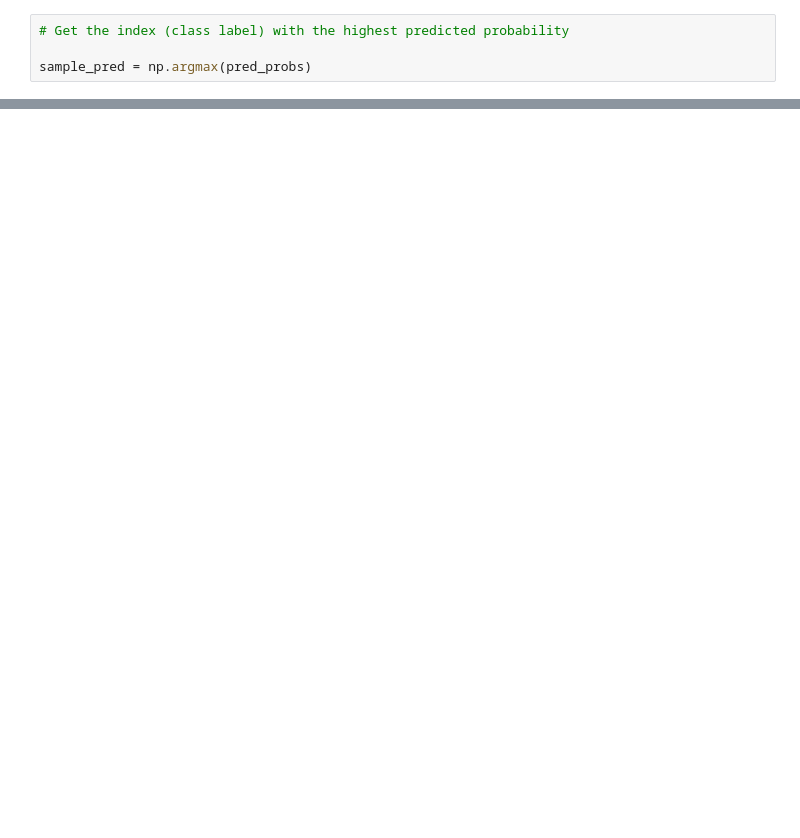
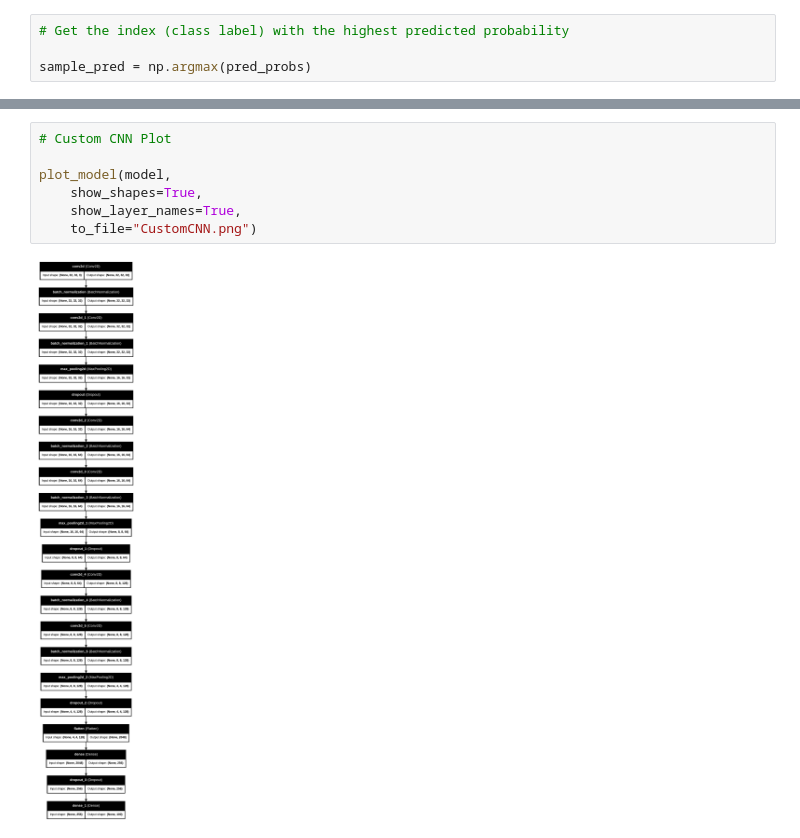
Before and after one commit to Rini43/Case_Study, a Jupyter notebook: Computer_Vision_Case_Study.ipynb, the cells around one changed output, grey strips where cells are left out. Saved outputs shown, nothing was run; the diff lists cells and outputs as text; blank space fills up the shorter version.

```diff
--- a/Computer_Vision_Case_Study.ipynb
+++ b/Computer_Vision_Case_Study.ipynb
@@ -428,0 +527,9 @@ print("Test Accuracy :", test_accuracy)
+# %%
+# Custom CNN Plot
+
+plot_model(model,
+    show_shapes=True,
+    show_layer_names=True,
+    to_file="CustomCNN.png")
+# %% [output]
+[figure, added]
```
Also changed, not shown: parts of 36 cells of this notebook.
